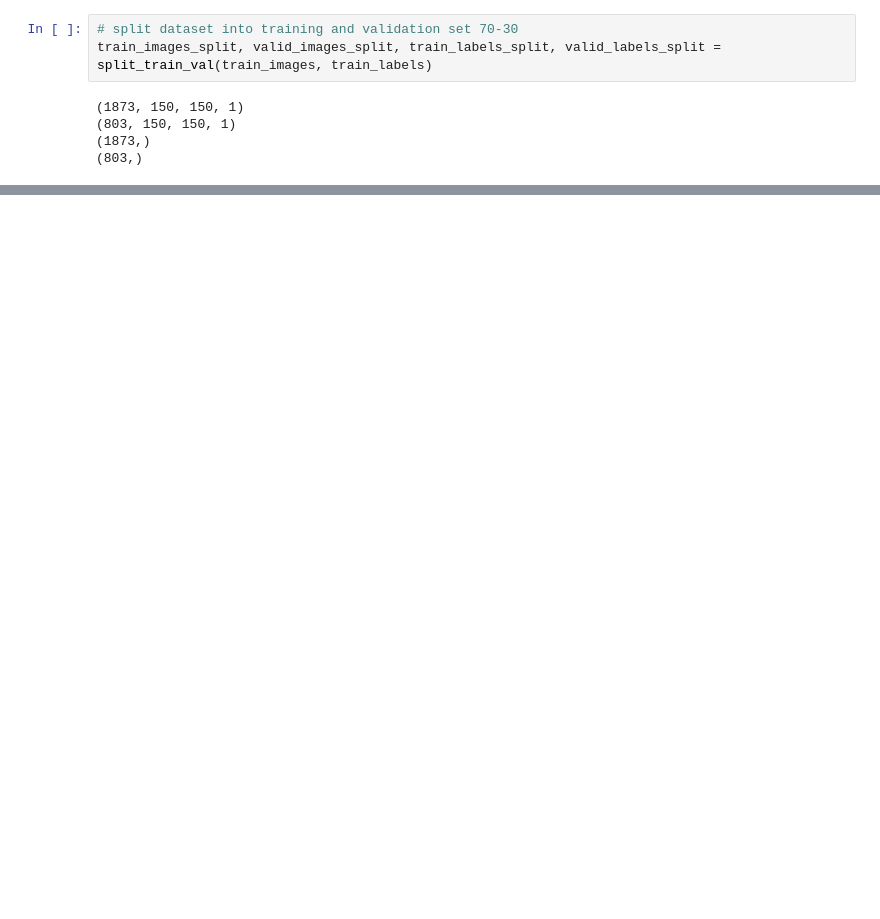
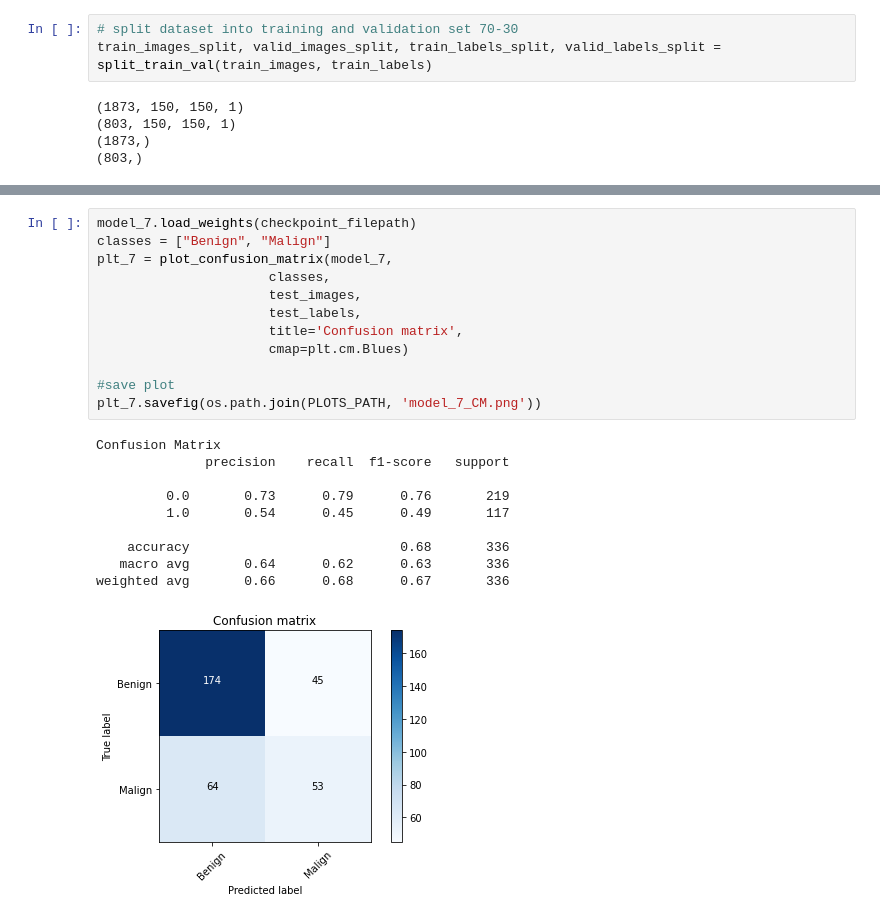
Before and after one commit to MarshaGomez/CNN-Medical-Imaging-Analysis, a Jupyter notebook: Code/Scratch_CNN_benign_vs_malign.ipynb, the cells around one changed output, grey strips where cells are left out. Cells and saved outputs as stored; diff of their text form; blank space fills up the shorter version.

```diff
--- a/Code/Scratch_CNN_benign_vs_malign.ipynb
+++ b/Code/Scratch_CNN_benign_vs_malign.ipynb
@@ -1316,0 +1486,23 @@ ValueError: ignored
+# %%
+model_7.load_weights(checkpoint_filepath)
+classes = ["Benign", "Malign"]
+plt_7 = plot_confusion_matrix(model_7,
+                      classes,
+                      test_images,
+                      test_labels,
+                      title='Confusion matrix',
+                      cmap=plt.cm.Blues)
+
+#save plot
+plt_7.savefig(os.path.join(PLOTS_PATH, 'model_7_CM.png'))
+# %% [output]
+Confusion Matrix
+              precision    recall  f1-score   support
+
+         0.0       0.73      0.79      0.76       219
+         1.0       0.54      0.45      0.49       117
+
+    accuracy                           0.68       336
+   macro avg       0.64      0.62      0.63       336
+weighted avg       0.66      0.68      0.67       336
+[figure, added]
```
Also changed, not shown: parts of 44 cells of this notebook.
